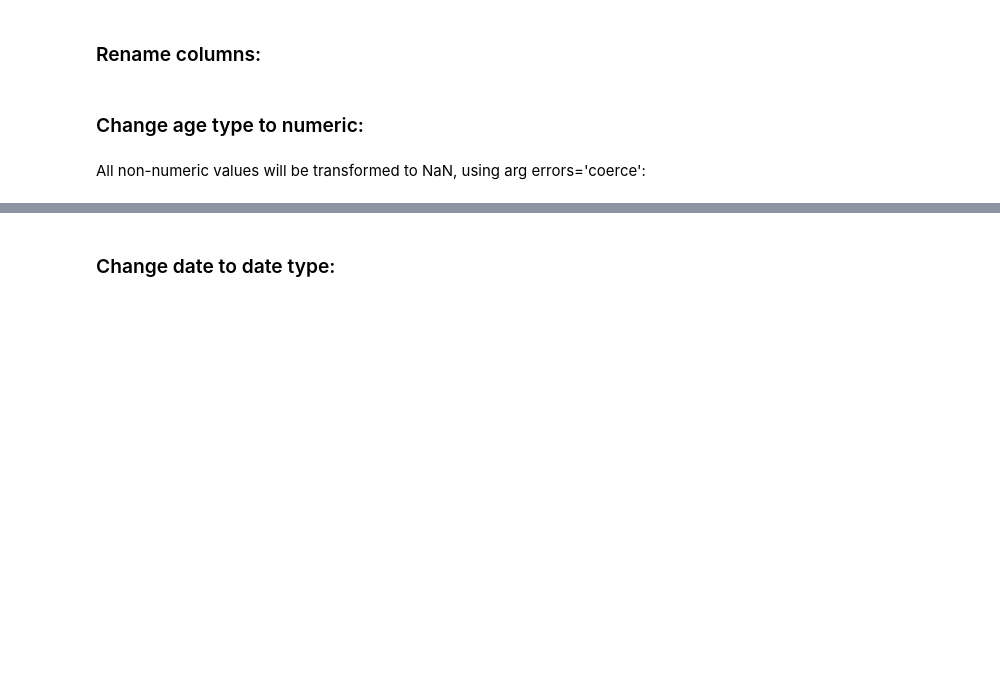
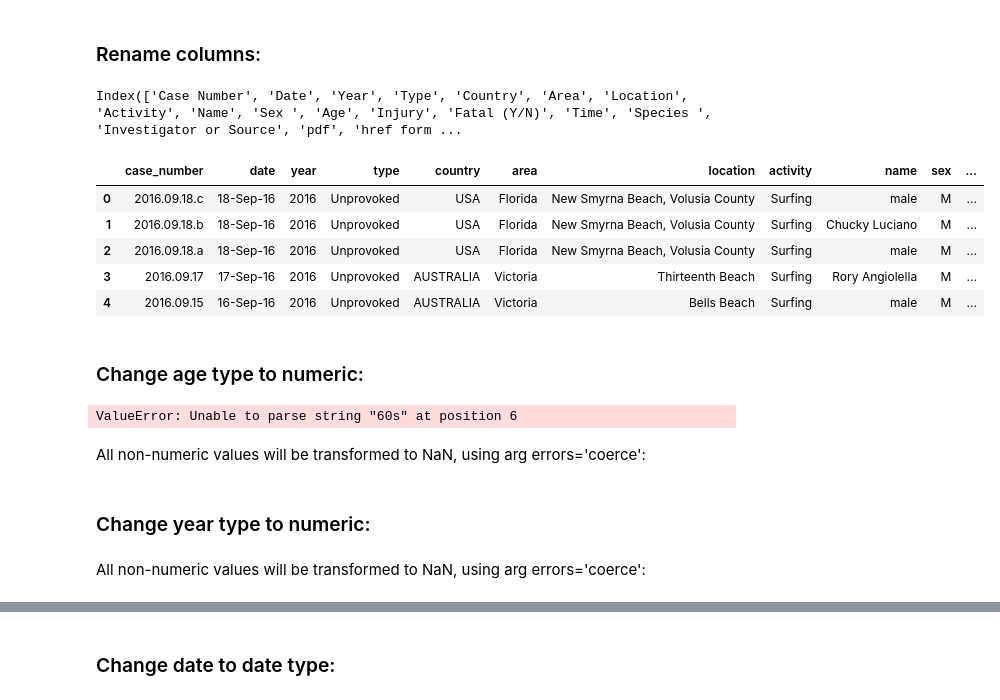
Before and after one commit to ta-datapt-bcn/project-pandas, a Jupyter notebook: data-wrangling.ipynb, the cells around one changed output, grey strips where cells are left out. Saved outputs shown, nothing was run; the diff lists cells and outputs as text; code cells hidden in the pictures; blank space fills up the shorter version.

```diff
--- a/data-wrangling.ipynb
+++ b/data-wrangling.ipynb
@@ -230,0 +402,13 @@ data.head()
+# %%
+data['href formula'][193] = 'http://sharkattackfile.net/spreadsheets/pdf_directory/Court'
+data['href formula'][264] = 'http://sharkattackfile.net/spreadsheets/pdf_directory/2014.10.14-Bandy.pdf'
+data['href formula'][271] = 'http://sharkattackfile.net/spreadsheets/pdf_directory/2014.10.02.b-Vandenberg.pdf'
+data['href formula'][272] = 'http://sharkattackfile.net/spreadsheets/pdf_directory/2014.10.02.b-Vandenberg.pdf',
+data['href formula'][293] = 'http://sharkattackfile.net/spreadsheets/pdf_directory/2014.08.12-Hayes.pdf',
+data['href formula'][448] = 'http://sharkattackfile.net/spreadsheets/pdf_directory/2013.05.27.b-Ena.pdf'
+data['href formula'][823] = 'http://sharkattackfile.net/spreadsheets/pdf_directory/2010.02.01-Ward.pdf'
+data['href formula'][2477] = 'http://sharkattackfile.net/spreadsheets/pdf_directory/1989.00.00-Virginia-spearfisherman.pdf'
+data['href formula'][3019] = 'http://sharkattackfile.net/spreadsheets/pdf_directory/1975.01.19-Barrowman.pdf'
+data['href formula'][3917] = 'http://sharkattackfile.net/spreadsheets/pdf_directory/1958.08.31.a-NV-Ensenada.pdf'
+data['href formula'][4394] = 'http://sharkattackfile.net/spreadsheets/pdf_directory/1945.07.30-USSIndianapolis.pdf'
+data['href formula'][5819] = 'http://sharkattackfile.net/spreadsheets/pdf_directory/1819.07.08-Cadiz.pdf'
@@ -231,22 +448,38 @@ data.head()
+# %%
+data = data.drop(['href'], axis =1)
 # %% [markdown]
 ## Step 3. Dataframe manipulation:
 # %% [markdown]
 ### Rename columns:
 # %%
 data.columns
+# %% [output]
+Index(['Case Number', 'Date', 'Year', 'Type', 'Country', 'Area', 'Location', 'Activity', 'Name', 'Sex ', 'Age', 'Injury', 'Fatal (Y/N)', 'Time', 'Species ', 'Investigator or Source', 'pdf', 'href form ...
 # %%
 data.columns = ['case_number', 'date', 'year', 'type', 'country', 'area', 'location',
                 'activity', 'name', 'sex', 'age', 'injury', 'fatal', 'time',
-                'species', 'investigator_or_source', 'pdf', 'href_formula', 'href',
-                'case_number_1', 'original_order']
+                'species', 'investigator_or_source', 'pdf', 'href', 'original_order']
 # %%
-data.head(15)
+data.head()
+# %% [output]
+|  | case_number | date | year | type | country | area | location | activity | name | sex | ... |
+| 0 | 2016.09.18.c | 18-Sep-16 | 2016 | Unprovoked | USA | Florida | New Smyrna Beach, Volusia County | Surfing | male | M | ... |
+| 1 | 2016.09.18.b | 18-Sep-16 | 2016 | Unprovoked | USA | Florida | New Smyrna Beach, Volusia County | Surfing | Chucky Luciano | M | ... |
+| 2 | 2016.09.18.a | 18-Sep-16 | 2016 | Unprovoked | USA | Florida | New Smyrna Beach, Volusia County | Surfing | male | M | ... |
+| 3 | 2016.09.17 | 17-Sep-16 | 2016 | Unprovoked | AUSTRALIA | Victoria | Thirteenth Beach | Surfing | Rory Angiolella | M | ... |
+| 4 | 2016.09.15 | 16-Sep-16 | 2016 | Unprovoked | AUSTRALIA | Victoria | Bells Beach | Surfing | male | M | ... |
 # %% [markdown]
 ### Change age type to numeric:
 # %%
 pd.to_numeric(data['age'],downcast='signed')
+# %% [output]
+ValueError: Unable to parse string "60s" at position 6
 # %% [markdown]
 All non-numeric values will be transformed to NaN, using arg errors='coerce':
 # %%
 pd.to_numeric(data['age'],downcast='signed',errors='coerce')
 data.head()
+# %% [markdown]
+### Change year type to numeric:
+# %% [markdown]
+All non-numeric values will be transformed to NaN, using arg errors='coerce':
```
Also changed, not shown: parts of 74 cells of this notebook, 1 other file.
